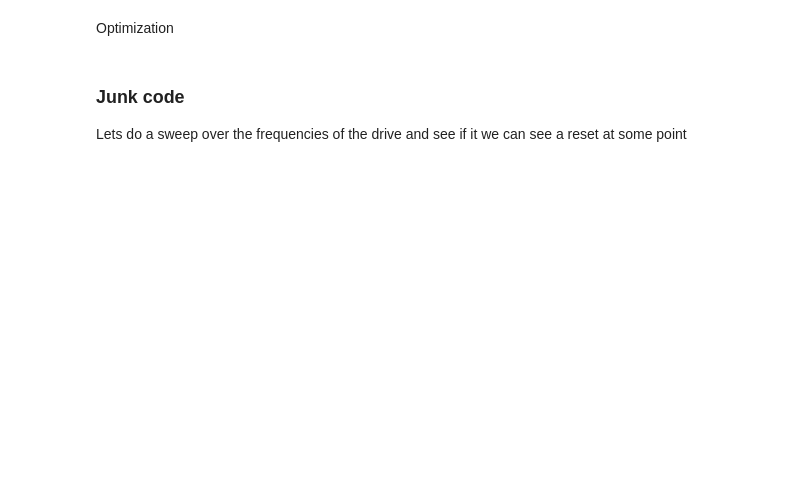
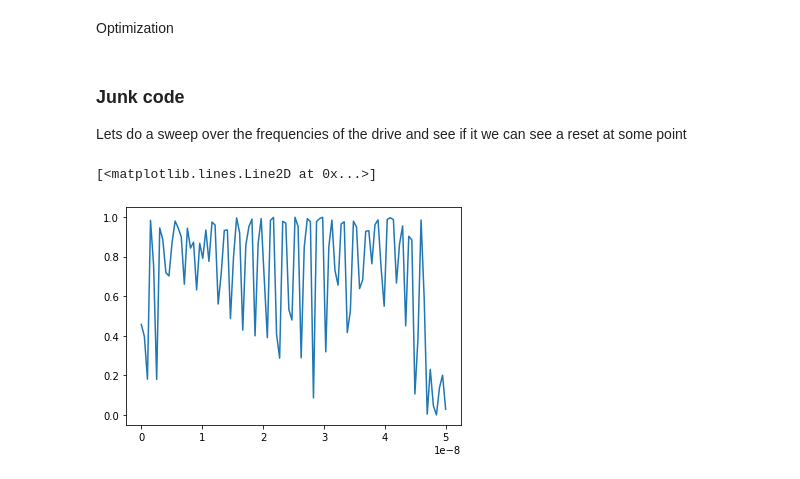
Before and after one commit to BackOnTrackIce/Qubit_readout, a Jupyter notebook: Ashutosh_codes/Qubit_reset_C3.ipynb, the cells around one changed output. Cells and saved outputs as stored; diff of their text form; code cells hidden in the pictures; blank space fills up the shorter version.

```diff
--- a/Ashutosh_codes/Qubit_reset_C3.ipynb
+++ b/Ashutosh_codes/Qubit_reset_C3.ipynb
@@ -969,0 +1220,24 @@ def state_transfer_infid_full(ideal: np.ndarray, actual: tf.constant, index, dim
+# %%
+tswap = 50e-9
+
+exp = Exp()
+exp.read_config("qubit_reset_experiment_short_pwc.hjson")
+pmap = exp.pmap
+model = pmap.model
+pmap.load_values("current_vals_short_pwc.c3log")
+ts = np.linspace(0, tswap, 100)
+
+pmap_dict = pmap.asdict()
+Q_pulse = pmap_dict["swap[0, 1]"]["drive_channels"]["dQ"]["swap_pulse"]
+R_pulse = pmap_dict["swap[0, 1]"]["drive_channels"]["dR"]["swap_pulse"]
+
+Qpulse_carrier = pmap_dict["swap[0, 1]"]["drive_channels"]["dQ"]["carrier"]
+Rpulse_carrier = pmap_dict["swap[0, 1]"]["drive_channels"]["dR"]["carrier"]
+
+Qpulse_shape = Q_pulse.shape(ts, Q_pulse.params)
+Rpulse_shape = R_pulse.shape(ts, R_pulse.params)
+
+plt.plot(ts, Qpulse_shape)
+# %% [output]
+[<matplotlib.lines.Line2D at 0x...>]
+[figure, added]
```
Also changed, not shown: parts of 20 cells of this notebook, 14 other files.
